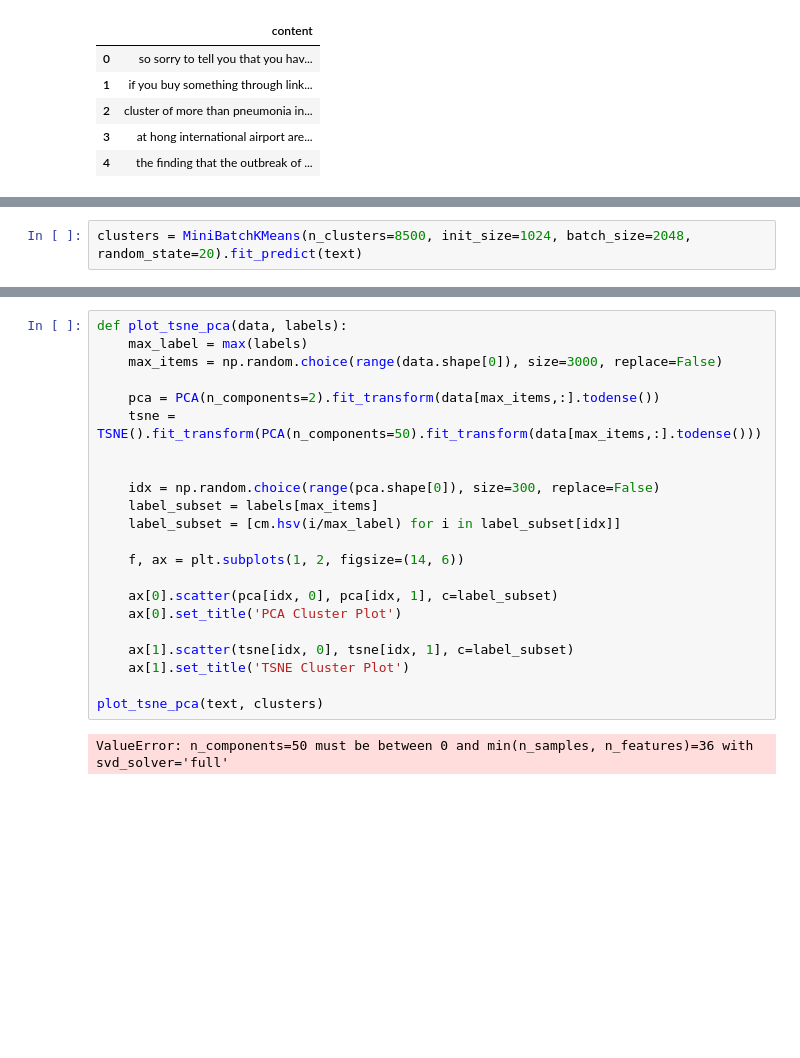
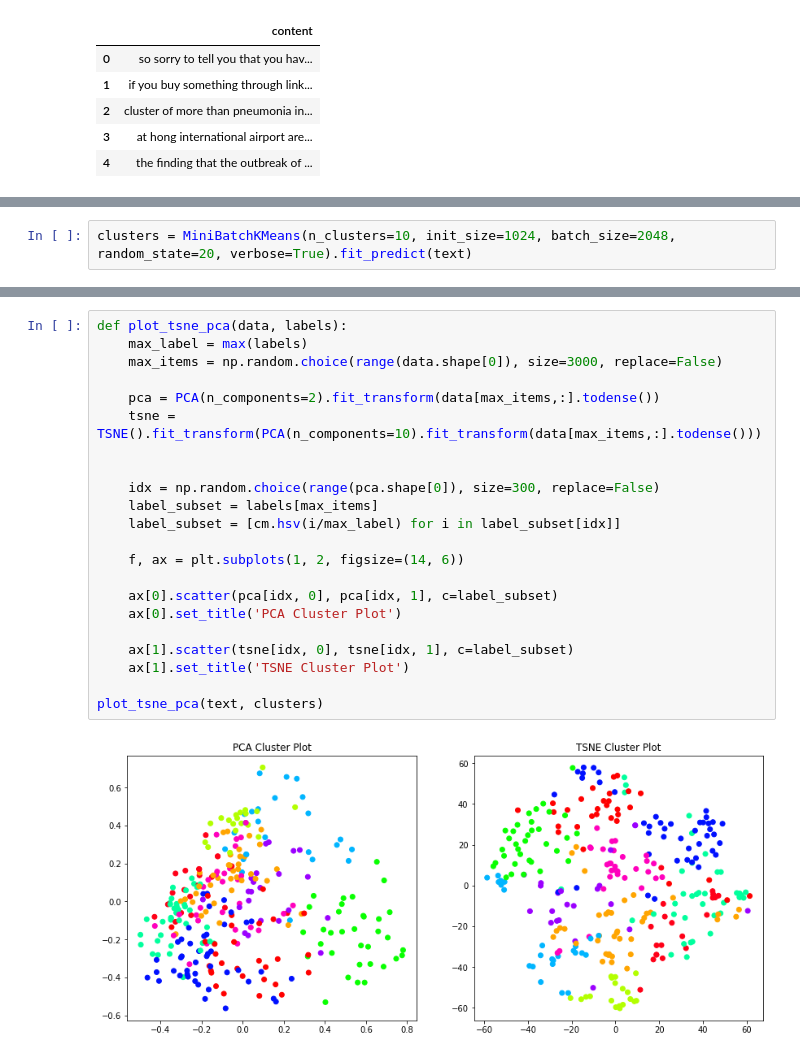
Before and after one commit to miguel2650/covid-19-research, a Jupyter notebook: 5-clustering-kmeans.ipynb, the cells around one changed output, grey strips where cells are left out. Cells and saved outputs as stored; diff of their text form; blank space fills up the shorter version.

```diff
--- a/5-clustering-kmeans.ipynb
+++ b/5-clustering-kmeans.ipynb
@@ -136,2 +170,2 @@ Fit 10000 clusters
 # %%
-clusters = MiniBatchKMeans(n_clusters=8500, init_size=1024, batch_size=2048, random_state=20).fit_predict(text)
+clusters = MiniBatchKMeans(n_clusters=10, init_size=1024, batch_size=2048, random_state=20, verbose=True).fit_predict(text)
@@ -138,27 +190,27 @@ clusters = MiniBatchKMeans(n_clusters=8500, init_size=1024, batch_size=2048, ran
 # %%
 def plot_tsne_pca(data, labels):
     max_label = max(labels)
     max_items = np.random.choice(range(data.shape[0]), size=3000, replace=False)
 
     pca = PCA(n_components=2).fit_transform(data[max_items,:].todense())
-    tsne = TSNE().fit_transform(PCA(n_components=50).fit_transform(data[max_items,:].todense()))
+    tsne = TSNE().fit_transform(PCA(n_components=10).fit_transform(data[max_items,:].todense()))
 
 
     idx = np.random.choice(range(pca.shape[0]), size=300, replace=False)
     label_subset = labels[max_items]
     label_subset = [cm.hsv(i/max_label) for i in label_subset[idx]]
 
     f, ax = plt.subplots(1, 2, figsize=(14, 6))
 
     ax[0].scatter(pca[idx, 0], pca[idx, 1], c=label_subset)
     ax[0].set_title('PCA Cluster Plot')
 
     ax[1].scatter(tsne[idx, 0], tsne[idx, 1], c=label_subset)
     ax[1].set_title('TSNE Cluster Plot')
 
 plot_tsne_pca(text, clusters)
 # %% [output]
-ValueError: n_components=50 must be between 0 and min(n_samples, n_features)=36 with svd_solver='full'
+[figure, added]
 # %%
 def get_top_keywords(data, clusters, labels, n_terms):
     df = pd.DataFrame(data.todense()).groupby(clusters).mean()
```
Also changed, not shown: parts of 9 cells of this notebook, 1 other file.
